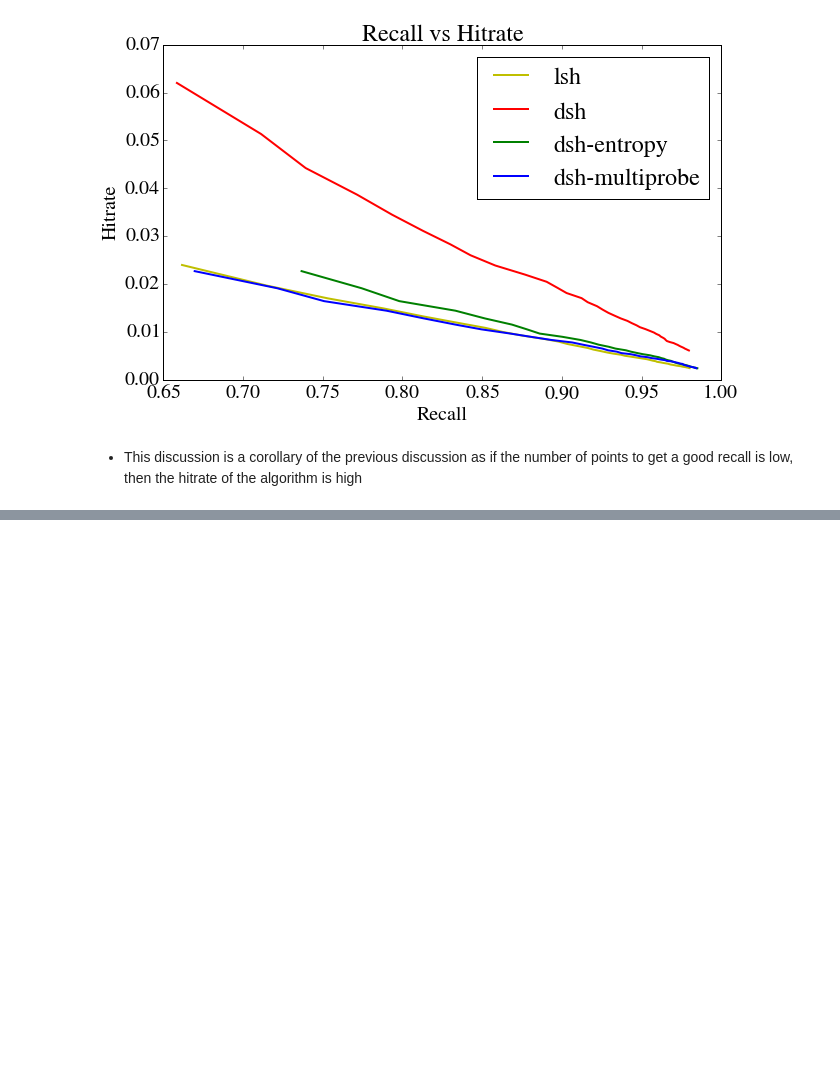
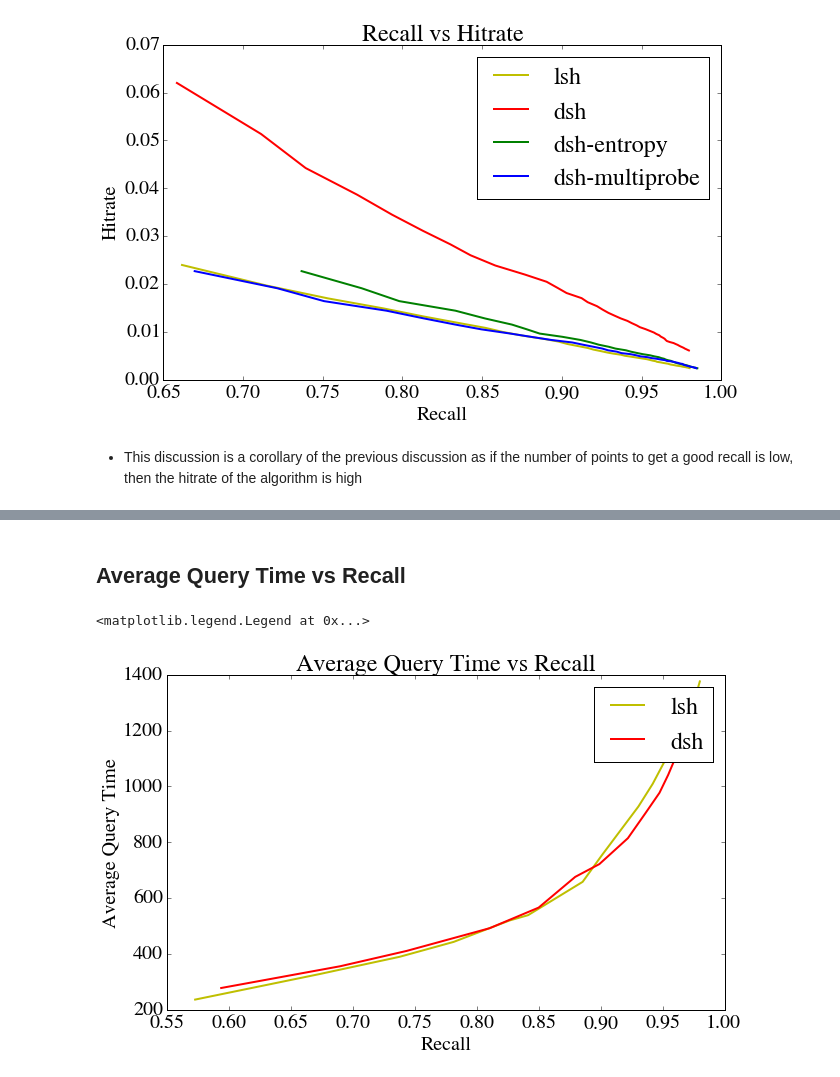
Before and after one commit to srijanshetty/data-sensitive-hashing, a Jupyter notebook: results/Analysis.ipynb, the cells around one changed output, grey strips where cells are left out. Saved outputs shown, nothing was run; the diff lists cells and outputs as text; code cells hidden in the pictures; blank space fills up the shorter version.

```diff
--- a/results/Analysis.ipynb
+++ b/results/Analysis.ipynb
@@ -130,0 +157,15 @@ dsh.head()
+# %% [markdown]
+## Average Query Time vs Recall
+# %%
+lsh['avg-time'] = lsh['time'] / 1000
+dsh['avg-time'] = dsh['time'] / 1000
+
+plt.title('Average Query Time vs Recall')
+plt.xlabel('Recall')
+plt.ylabel('Average Query Time')
+plot0, = plt.plot(lsh['recall'], lsh['avg-time'], 'y')
+plot1, = plt.plot(dsh['recall'], dsh['avg-time'], 'r')
+plt.legend([plot0, plot1], ['lsh', 'dsh'])
+# %% [output]
+<matplotlib.legend.Legend at 0x...>
+[figure, added]
```
Also changed, not shown: parts of 4 cells of this notebook, 3 other files.
